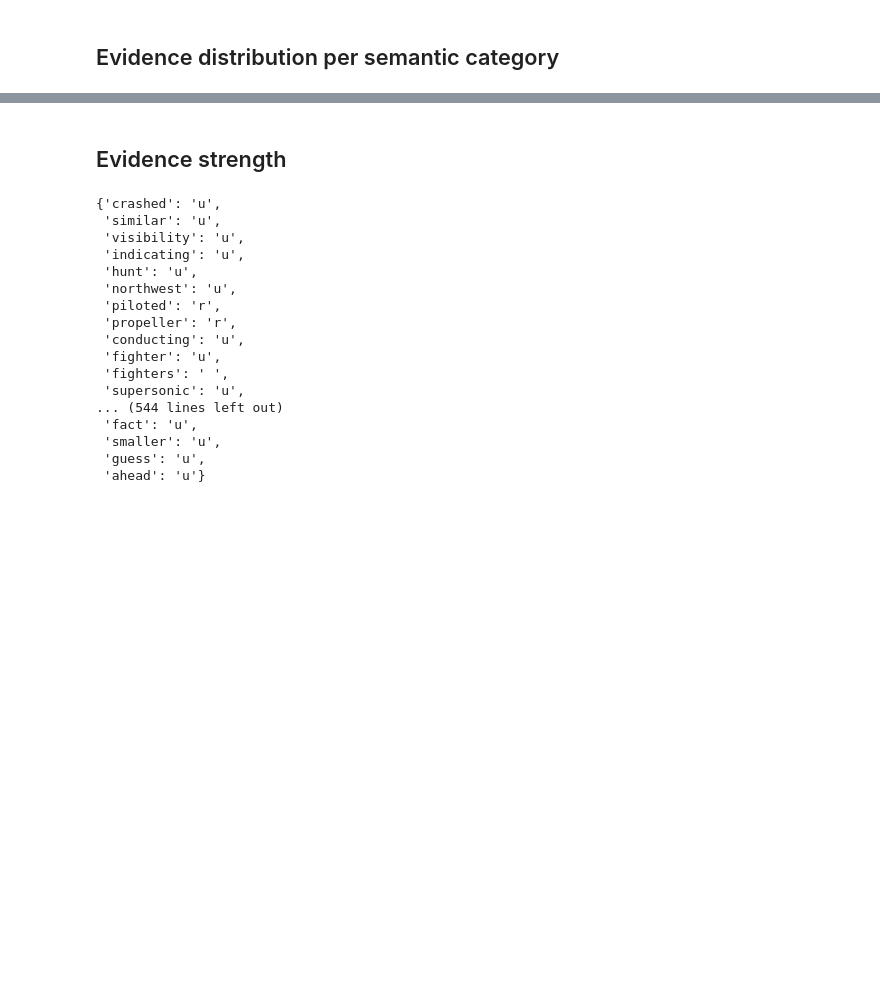
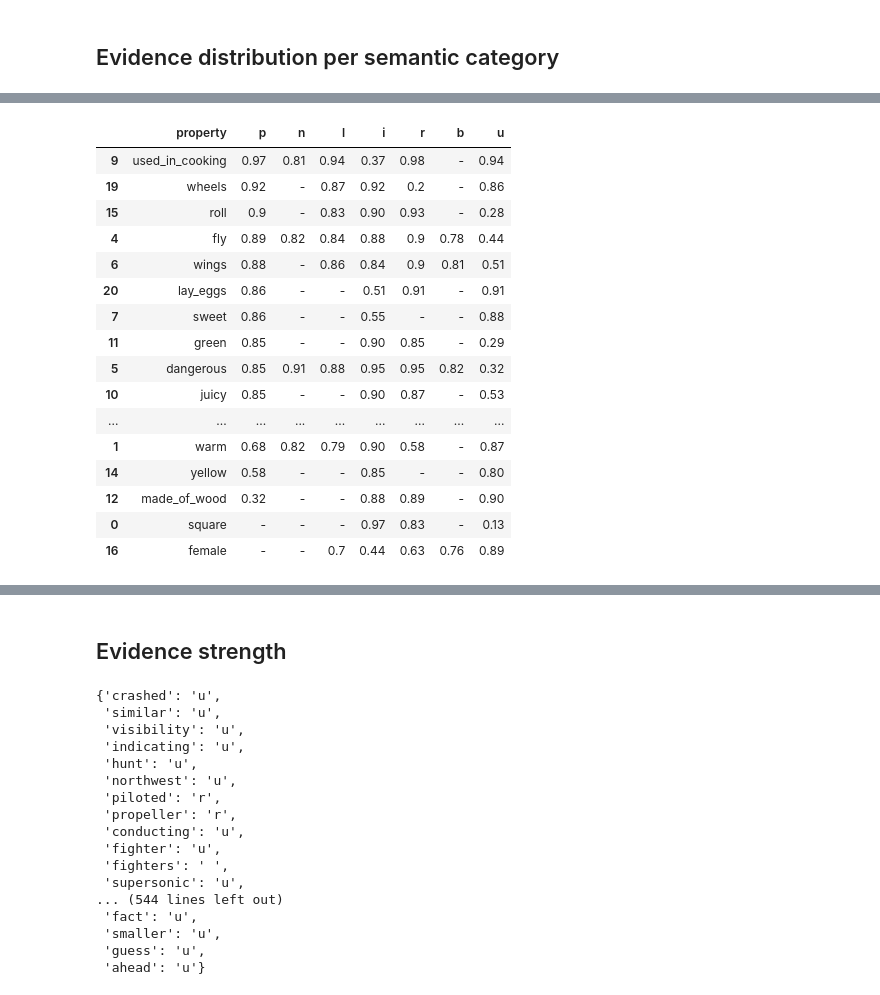
Before and after one commit to PiaSommerauer/corpus_diagnostics, a Jupyter notebook: scripts/refined context analysis.ipynb, the cells around one changed output, grey strips where cells are left out. Saved outputs shown, nothing was run; the diff lists cells and outputs as text; code cells hidden in the pictures; blank space fills up the shorter version.

```diff
--- a/scripts/refined context analysis.ipynb
+++ b/scripts/refined context analysis.ipynb
@@ -738,0 +888,42 @@ df.T
+# %%
+# get mean per cat
+
+properties = get_properties()
+prop_table = []
+for prop in properties:
+    table = get_top_ev_categories(prop, model_name, top_cutoff, concept_cutoff)
+    type_scores = defaultdict(list)
+    ev_type_mean_scores = dict()
+    for (cat, ev_type), f1_dict in table.items():
+        type_scores[ev_type].append(f1_dict['f1'])
+    for ev_type, scores in type_scores.items():
+        mean = sum(scores)/len(scores)
+        prop_dict = dict()
+        ev_type_mean_scores[ev_type] = mean
+    prop_dict['property'] = prop
+    prop_dict.update(ev_type_mean_scores)
+    prop_table.append(prop_dict)
+
+cols = ['property', 'p', 'n', 'l', 'i', 'r', 'b', 'u']
+df = pd.DataFrame(prop_table)
+df = df[cols].sort_values('p', ascending = False).round(2).fillna('-')
+# %%
+df
+# %% [output]
+|  | property | p | n | l | i | r | b | u |
+| 9 | used_in_cooking | 0.97 | 0.81 | 0.94 | 0.37 | 0.98 | - | 0.94 |
+| 19 | wheels | 0.92 | - | 0.87 | 0.92 | 0.2 | - | 0.86 |
+| 15 | roll | 0.9 | - | 0.83 | 0.90 | 0.93 | - | 0.28 |
+| 4 | fly | 0.89 | 0.82 | 0.84 | 0.88 | 0.9 | 0.78 | 0.44 |
+| 6 | wings | 0.88 | - | 0.86 | 0.84 | 0.9 | 0.81 | 0.51 |
+| 20 | lay_eggs | 0.86 | - | - | 0.51 | 0.91 | - | 0.91 |
+| 7 | sweet | 0.86 | - | - | 0.55 | - | - | 0.88 |
+| 11 | green | 0.85 | - | - | 0.90 | 0.85 | - | 0.29 |
+| 5 | dangerous | 0.85 | 0.91 | 0.88 | 0.95 | 0.95 | 0.82 | 0.32 |
+| 10 | juicy | 0.85 | - | - | 0.90 | 0.87 | - | 0.53 |
+| ... | ... | ... | ... | ... | ... | ... | ... | ... |
+| 1 | warm | 0.68 | 0.82 | 0.79 | 0.90 | 0.58 | - | 0.87 |
+| 14 | yellow | 0.58 | - | - | 0.85 | - | - | 0.80 |
+| 12 | made_of_wood | 0.32 | - | - | 0.88 | 0.89 | - | 0.90 |
+| 0 | square | - | - | - | 0.97 | 0.83 | - | 0.13 |
+| 16 | female | - | - | 0.7 | 0.44 | 0.63 | 0.76 | 0.89 |
```
Also changed, not shown: parts of 11 cells of this notebook, 5 other files.
